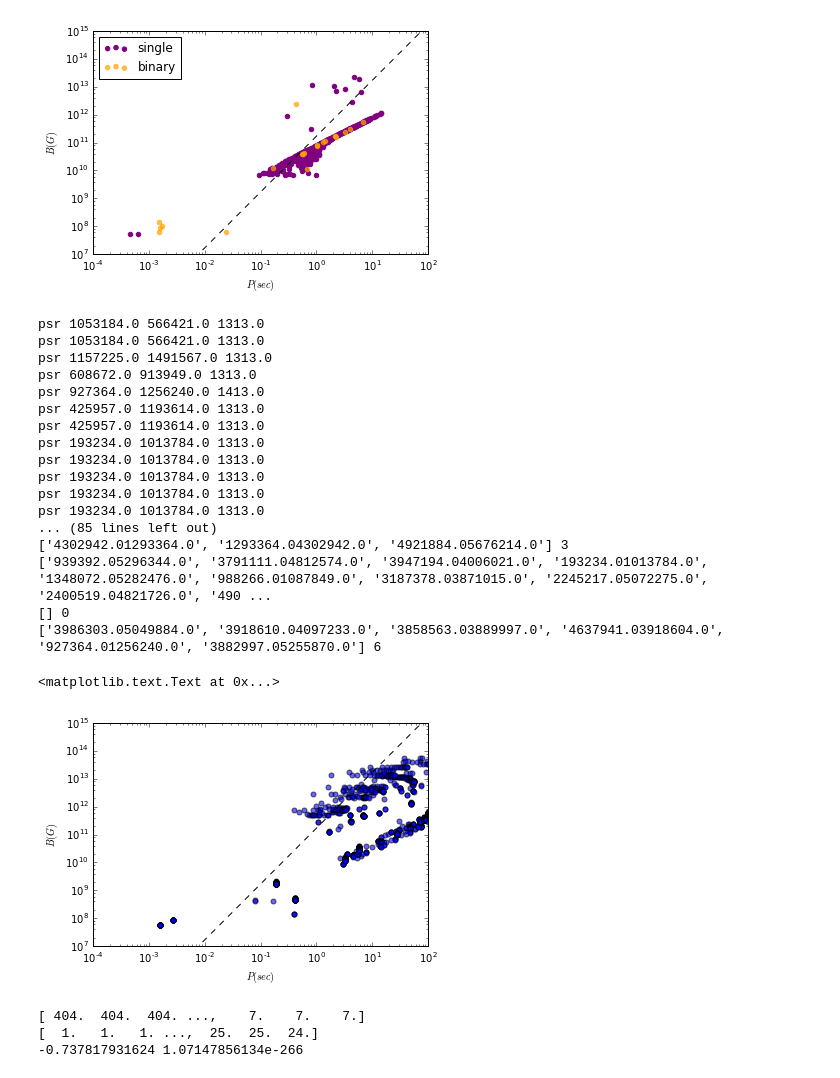
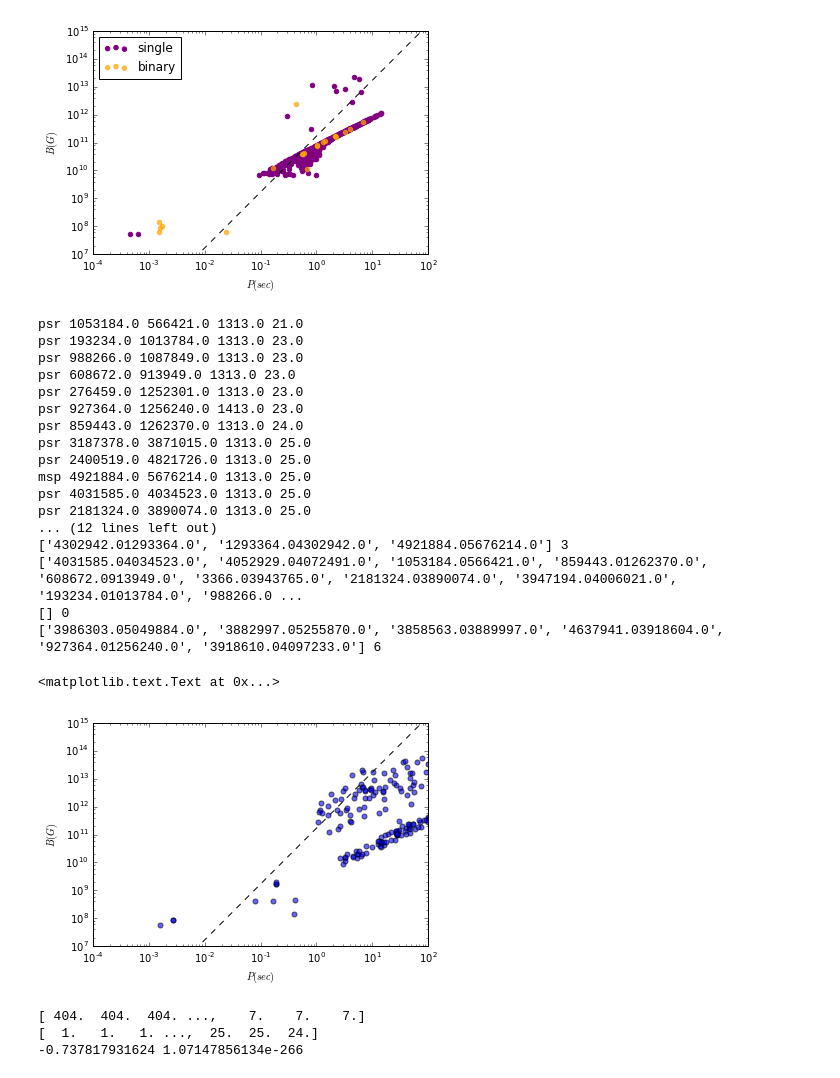
Before and after one commit to claireshiye/MyPythonCode, a Jupyter notebook: ns_plot.ipynb, the cells around one changed output. Cells and saved outputs as stored; diff of their text form; code cells hidden in the pictures.

```diff
--- a/ns_plot.ipynb
+++ b/ns_plot.ipynb
@@ -76,9 +82,10 @@ plt.legend(loc='upper left')
 <matplotlib.legend.Legend at 0x...>
 [figure]
 # %%
-datansbh=np.genfromtxt('/projects/b1011/syr904/projects/PULSAR/kickgrid_runs/paper/data/DNS-NSBH.dat')
+datansbh=np.genfromtxt('/projects/b1011/syr904/projects/PULSAR/kickgrid_runs/MSPBHinGC/data/DNS_NSBH_Unique.dat')
 B0=datansbh[:,6]; B1=datansbh[:,7]; P0=datansbh[:,4]; P1=datansbh[:,5]
 id0=datansbh[:,2]; id1=datansbh[:,3]; types=datansbh[:,12]
+models=datansbh[:,0]
 
 B=[]; P=[]; IDpsr_DNS=[]; IDmsp_DNS=[]; IDpsr_NSBH=[]; IDmsp_NSBH=[]
 for i in range(len(B0)):
@@ -88,13 +95,13 @@ for i in range(len(B0)):
         P.append(P0[i])
         P.append(P1[i])
     if B0[i]>0 and P0[i]<=0.03:
-        print 'msp', id0[i], id1[i], types[i]
+        print 'msp', id0[i], id1[i], types[i], models[i]
         if types[i]==1313:
             IDmsp_DNS.append(str(id0[i])+str(id1[i]))
         else:
             IDmsp_NSBH.append(str(id0[i])+str(id1[i]))
     if B1[i]>0 and P1[i]<=0.03:
-        print 'msp', id0[i], id1[i], types[i]
+        print 'msp', id0[i], id1[i], types[i], models[i]
         if types[i]==1313:
             IDmsp_DNS.append(str(id0[i])+str(id1[i]))
         else:
@@ -102,55 +109,55 @@ for i in range(len(B0)):
 
 
     if B0[i]>0 and B0[i]>=(P0[i]**2)*(0.17*10**12) and P0[i]>0.03:
-        print 'psr', id0[i], id1[i], types[i]
+        print 'psr', id0[i], id1[i], types[i], models[i]
         if types[i]==1313:
             IDpsr_DNS.append(str(id0[i])+str(id1[i]))
         else:
             IDpsr_NSBH.append(str(id0[i])+str(id1[i]))
     if B1[i]>0 and B1[i]>=(P1[i]**2)*(0.17*10**12) and P1[i]>0.03:
-        print 'psr', id0[i], id1[i], types[i]
+        print 'psr', id0[i], id1[i], types[i], models[i]
         if types[i]==1313:
             IDpsr_DNS.append(str(id0[i])+str(id1[i]))
         else:
             IDpsr_NSBH.append(str(id0[i])+str(id1[i]))
 
 print Counter(IDmsp_DNS).keys() , len(Counter(IDmsp_DNS).keys())
 print Counter(IDpsr_DNS).keys() , len(Counter(IDpsr_DNS).keys())
 print Counter(IDmsp_NSBH).keys(), len(Counter(IDmsp_NSBH).keys())
 print Counter(IDpsr_NSBH).keys(), len(Counter(IDpsr_NSBH).keys())
 
 
 x=np.logspace(-4.0, 2.0, num=50)
 
 plt.figure()
 plt.xscale('log')
 plt.yscale('log')
 plt.plot(x, (x**2)*(0.17*10**12), 'k--')    #Deadline
 plt.scatter(P, B, s=25, alpha=0.6)
 plt.xlim(10**-4, 100.)
 plt.ylim(10**7, 10**15)
 plt.xlabel(r'$P(sec)$')
 plt.ylabel(r'$B(G)$')
 # %% [output]
-psr 1053184.0 566421.0 1313.0
-psr 1053184.0 566421.0 1313.0
-psr 1157225.0 1491567.0 1313.0
-psr 608672.0 913949.0 1313.0
-psr 927364.0 1256240.0 1413.0
-psr 425957.0 1193614.0 1313.0
-psr 425957.0 1193614.0 1313.0
-psr 193234.0 1013784.0 1313.0
-psr 193234.0 1013784.0 1313.0
-psr 193234.0 1013784.0 1313.0
-psr 193234.0 1013784.0 1313.0
-psr 193234.0 1013784.0 1313.0
-... (85 lines left out)
+psr 1053184.0 566421.0 1313.0 21.0
+psr 193234.0 1013784.0 1313.0 23.0
+psr 988266.0 1087849.0 1313.0 23.0
+psr 608672.0 913949.0 1313.0 23.0
+psr 276459.0 1252301.0 1313.0 23.0
+psr 927364.0 1256240.0 1413.0 23.0
+psr 859443.0 1262370.0 1313.0 24.0
+psr 3187378.0 3871015.0 1313.0 25.0
+psr 2400519.0 4821726.0 1313.0 25.0
+msp 4921884.0 5676214.0 1313.0 25.0
+psr 4031585.0 4034523.0 1313.0 25.0
+psr 2181324.0 3890074.0 1313.0 25.0
+... (12 lines left out)
 ['4302942.01293364.0', '1293364.04302942.0', '4921884.05676214.0'] 3
-['939392.05296344.0', '3791111.04812574.0', '3947194.04006021.0', '193234.01013784.0', '1348072.05282476.0', '988266.01087849.0', '3187378.03871015.0', '2245217.05072275.0', '2400519.04821726.0', '490 ...
+['4031585.04034523.0', '4052929.04072491.0', '1053184.0566421.0', '859443.01262370.0', '608672.0913949.0', '3366.03943765.0', '2181324.03890074.0', '3947194.04006021.0', '193234.01013784.0', '988266.0 ...
 [] 0
-['3986303.05049884.0', '3918610.04097233.0', '3858563.03889997.0', '4637941.03918604.0', '927364.01256240.0', '3882997.05255870.0'] 6
+['3986303.05049884.0', '3882997.05255870.0', '3858563.03889997.0', '4637941.03918604.0', '927364.01256240.0', '3918610.04097233.0'] 6
 <matplotlib.text.Text at 0x...>
-[figure, old version]
+[figure, new version]
 # %%
 #pd.options.display.max_rows = 4000
 data=np.genfromtxt('/projects/b1011/syr904/projects/PULSAR/kickgrid_runs/nsnumber_10to12Gyr.dat')
```
Also changed, not shown: parts of 14 cells of this notebook, 17 other files.
